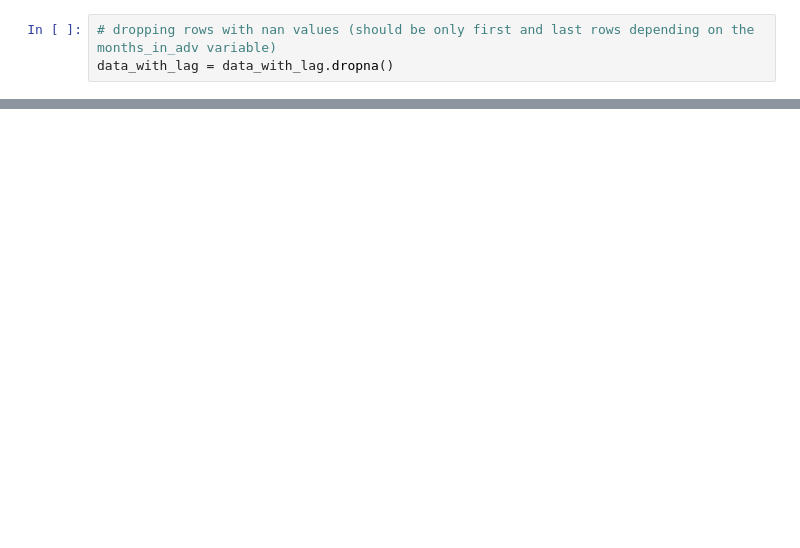
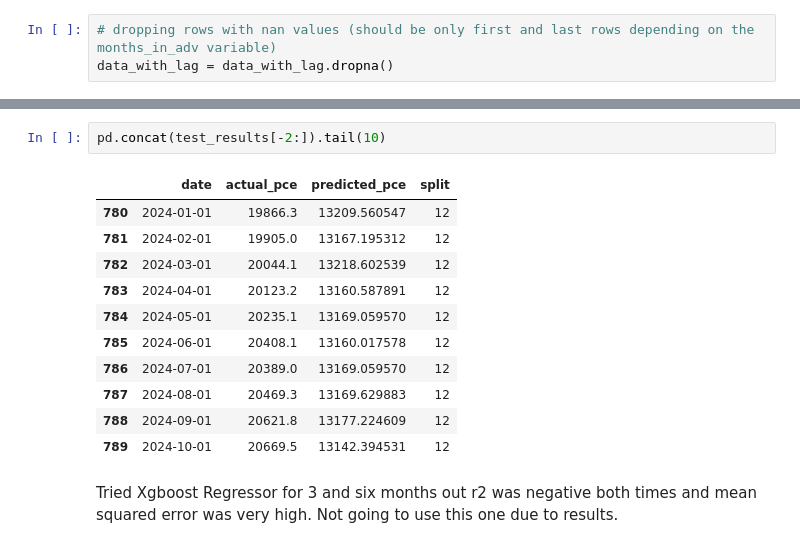
Before and after one commit to vickitaylor/sleigh_the_model, a Jupyter notebook: notebooks/model_setup.ipynb, the cells around one changed output, grey strips where cells are left out. Saved outputs shown, nothing was run; the diff lists cells and outputs as text; blank space fills up the shorter version.

```diff
--- a/notebooks/model_setup.ipynb
+++ b/notebooks/model_setup.ipynb
@@ -109,0 +266,16 @@ y = data['pce_future']
+# %%
+pd.concat(test_results[-2:]).tail(10)
+# %% [output]
+|  | date | actual_pce | predicted_pce | split |
+| 780 | 2024-01-01 | 19866.3 | 13209.560547 | 12 |
+| 781 | 2024-02-01 | 19905.0 | 13167.195312 | 12 |
+| 782 | 2024-03-01 | 20044.1 | 13218.602539 | 12 |
+| 783 | 2024-04-01 | 20123.2 | 13160.587891 | 12 |
+| 784 | 2024-05-01 | 20235.1 | 13169.059570 | 12 |
+| 785 | 2024-06-01 | 20408.1 | 13160.017578 | 12 |
+| 786 | 2024-07-01 | 20389.0 | 13169.059570 | 12 |
+| 787 | 2024-08-01 | 20469.3 | 13169.629883 | 12 |
+| 788 | 2024-09-01 | 20621.8 | 13177.224609 | 12 |
+| 789 | 2024-10-01 | 20669.5 | 13142.394531 | 12 |
+# %% [markdown]
+Tried Xgboost Regressor for 3 and six months out r2 was negative both times and mean squared error was very high. Not going to use this one due to results.
```
Also changed, not shown: parts of 19 cells of this notebook.
